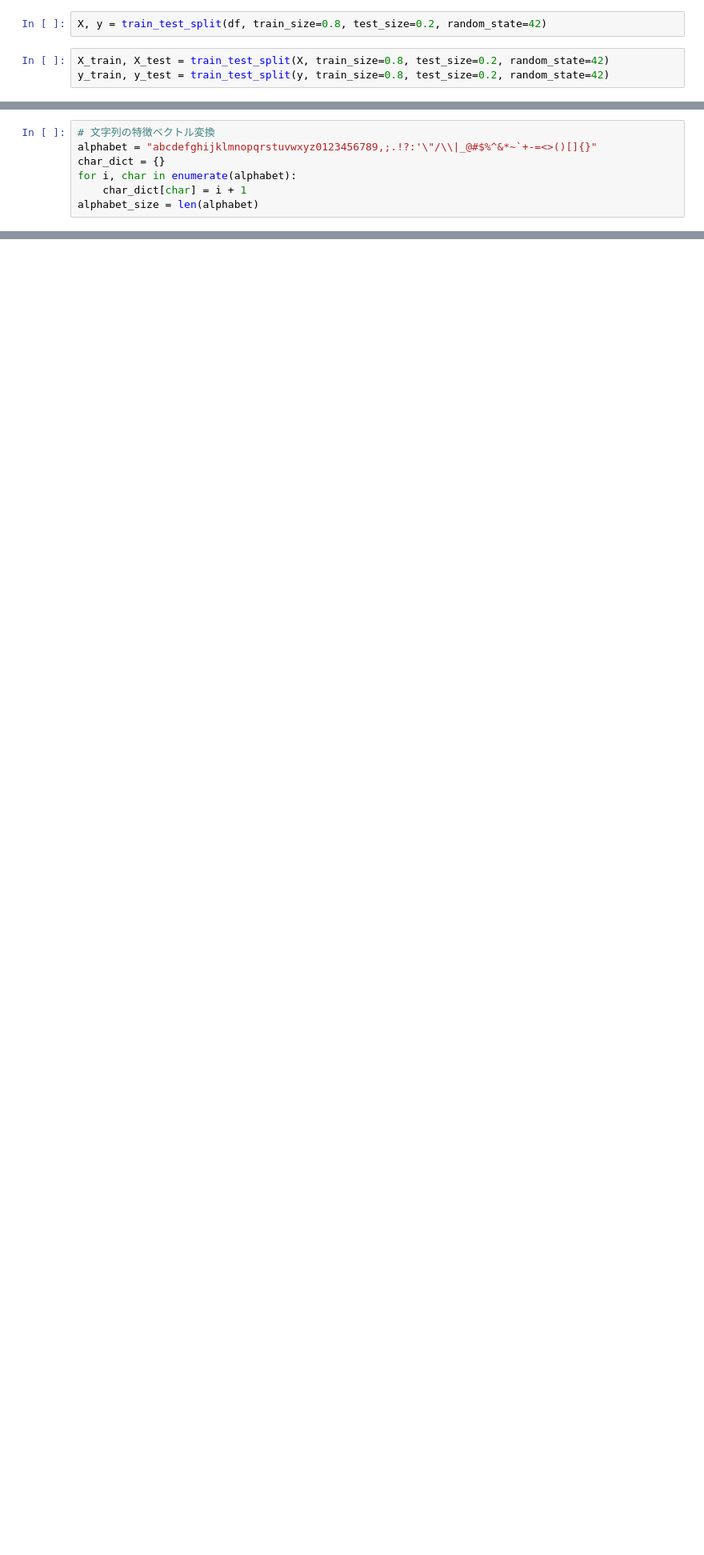
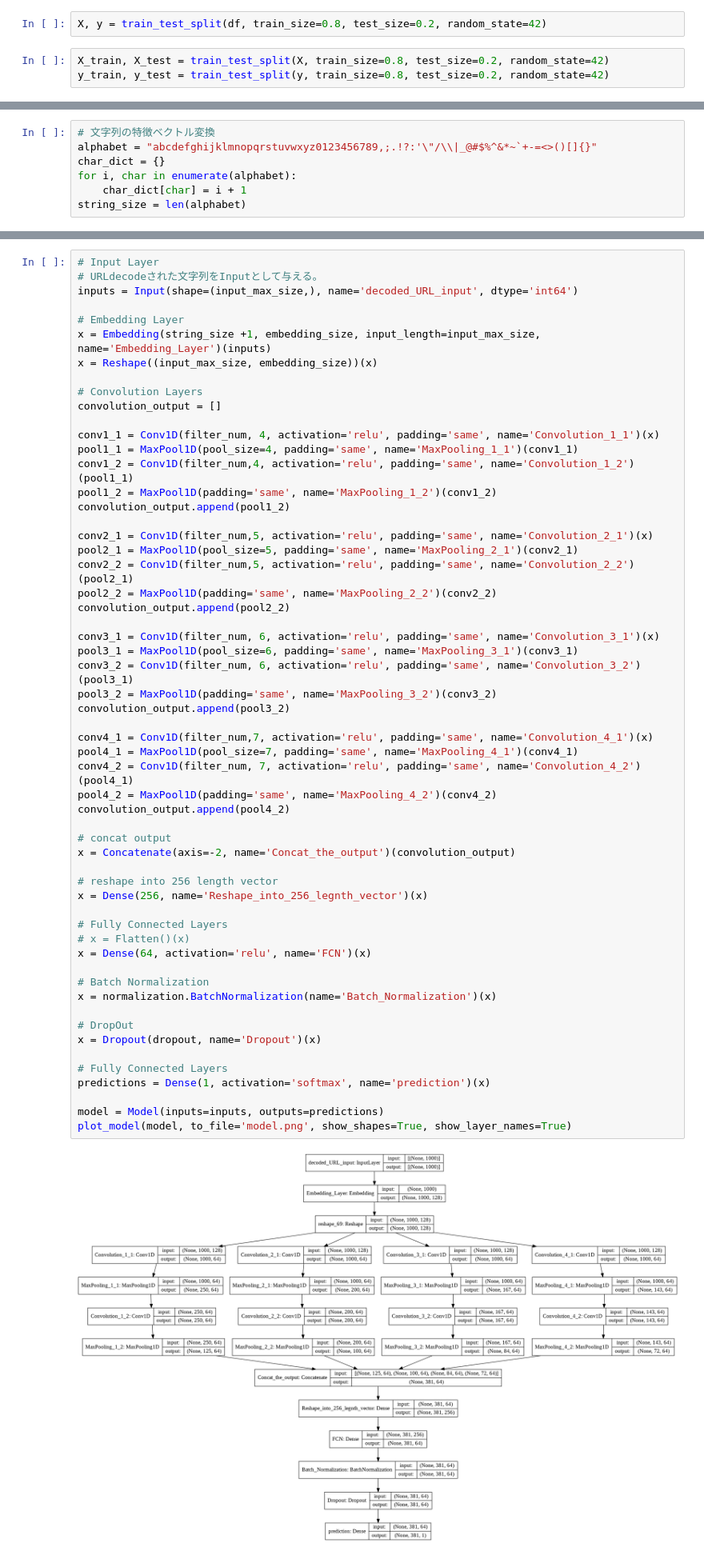
Before and after one commit to futabato/WAffle, a Jupyter notebook: MachineLearning/CharacterLevel-CNN/CharacterLevel_CNN.ipynb, the cells around one changed output, grey strips where cells are left out. Shown: that part at 80% size. Saved outputs shown, nothing was run; the diff lists cells and outputs as text; blank space fills up the shorter version.

```diff
--- a/MachineLearning/CharacterLevel-CNN/CharacterLevel_CNN.ipynb
+++ b/MachineLearning/CharacterLevel-CNN/CharacterLevel_CNN.ipynb
@@ -89,7 +92,7 @@ alphabet = "abcdefghijklmnopqrstuvwxyz0123456789,;.!?:'\"/\\|_@#$%^&*~`+-=<>()[]
 char_dict = {}
 for i, char in enumerate(alphabet):
     char_dict[char] = i + 1
-alphabet_size = len(alphabet)
+string_size = len(alphabet)
 # %%
 # config
 input_max_size = 1000
@@ -146,2 +153,61 @@ def create_model(input_max_size, embedding_size, conv_layers, kernel_sizes, filt
   return model
+# %%
+# Input Layer
+# URLdecodeされた文字列をInputとして与える。
+inputs = Input(shape=(input_max_size,), name='decoded_URL_input', dtype='int64')
+
+# Embedding Layer
+x = Embedding(string_size +1, embedding_size, input_length=input_max_size, name='Embedding_Layer')(inputs)
+x = Reshape((input_max_size, embedding_size))(x)
+
+# Convolution Layers
+convolution_output = []
+
+conv1_1 = Conv1D(filter_num, 4, activation='relu', padding='same', name='Convolution_1_1')(x)
+pool1_1 = MaxPool1D(pool_size=4, padding='same', name='MaxPooling_1_1')(conv1_1)
+conv1_2 = Conv1D(filter_num,4, activation='relu', padding='same', name='Convolution_1_2')(pool1_1)
+pool1_2 = MaxPool1D(padding='same', name='MaxPooling_1_2')(conv1_2)
+convolution_output.append(pool1_2)
+
+conv2_1 = Conv1D(filter_num,5, activation='relu', padding='same', name='Convolution_2_1')(x)
+pool2_1 = MaxPool1D(pool_size=5, padding='same', name='MaxPooling_2_1')(conv2_1)
+conv2_2 = Conv1D(filter_num,5, activation='relu', padding='same', name='Convolution_2_2')(pool2_1)
+pool2_2 = MaxPool1D(padding='same', name='MaxPooling_2_2')(conv2_2)
+convolution_output.append(pool2_2)
+
+conv3_1 = Conv1D(filter_num, 6, activation='relu', padding='same', name='Convolution_3_1')(x)
+pool3_1 = MaxPool1D(pool_size=6, padding='same', name='MaxPooling_3_1')(conv3_1)
+conv3_2 = Conv1D(filter_num, 6, activation='relu', padding='same', name='Convolution_3_2')(pool3_1)
+pool3_2 = MaxPool1D(padding='same', name='MaxPooling_3_2')(conv3_2)
+convolution_output.append(pool3_2)
+
+conv4_1 = Conv1D(filter_num,7, activation='relu', padding='same', name='Convolution_4_1')(x)
+pool4_1 = MaxPool1D(pool_size=7, padding='same', name='MaxPooling_4_1')(conv4_1)
+conv4_2 = Conv1D(filter_num, 7, activation='relu', padding='same', name='Convolution_4_2')(pool4_1)
+pool4_2 = MaxPool1D(padding='same', name='MaxPooling_4_2')(conv4_2)
+convolution_output.append(pool4_2)
+
+# concat output
+x = Concatenate(axis=-2, name='Concat_the_output')(convolution_output)
+
+# reshape into 256 length vector
+x = Dense(256, name='Reshape_into_256_legnth_vector')(x)
+
+# Fully Connected Layers
+# x = Flatten()(x)
+x = Dense(64, activation='relu', name='FCN')(x)
+
+# Batch Normalization
+x = normalization.BatchNormalization(name='Batch_Normalization')(x)
+
+# DropOut
+x = Dropout(dropout, name='Dropout')(x)
+
+# Fully Connected Layers
+predictions = Dense(1, activation='softmax', name='prediction')(x)
+
+model = Model(inputs=inputs, outputs=predictions)
+plot_model(model, to_file='model.png', show_shapes=True, show_layer_names=True)
+# %% [output]
+[figure, added]
 # %%
```
Also changed, not shown: parts of 8 cells of this notebook.
